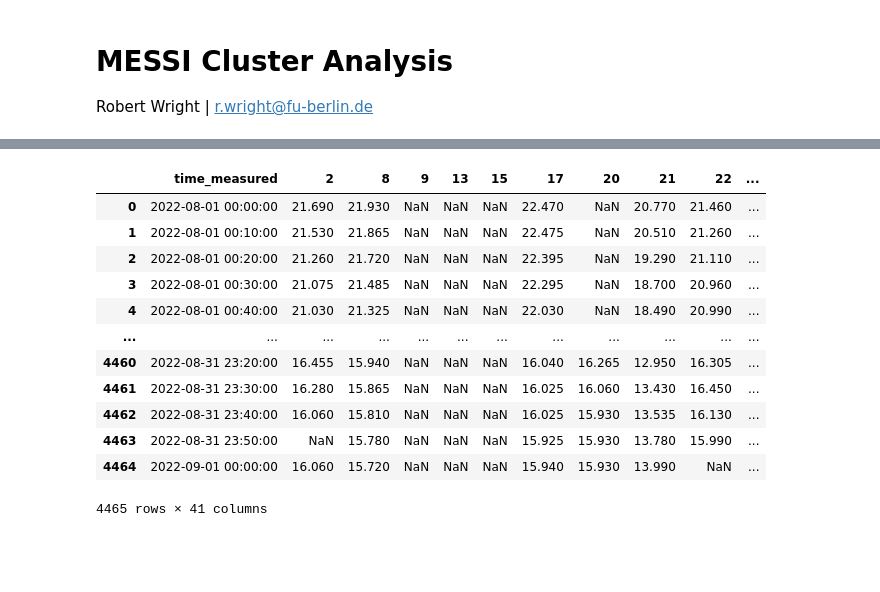
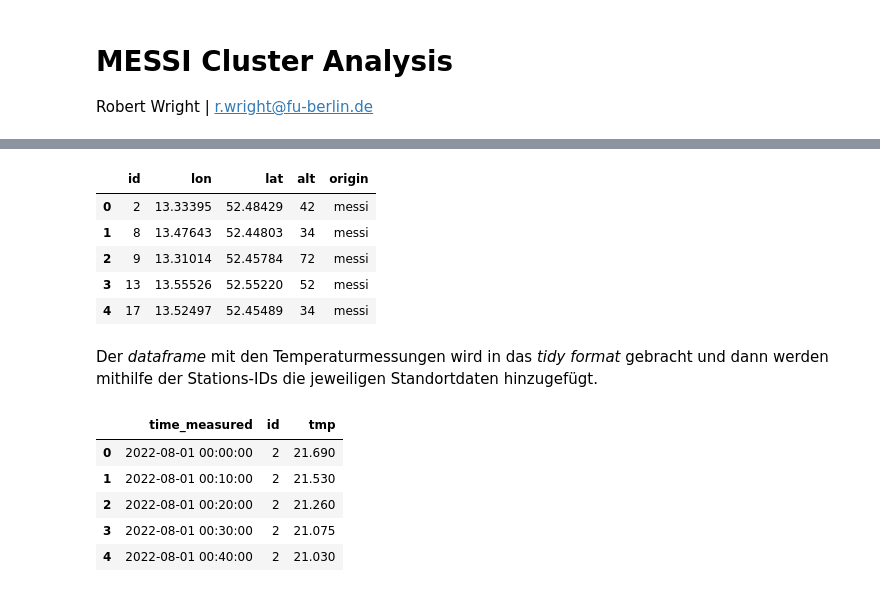
Before and after one commit to vegan-schnitzel/messi-cluster-analysis, a Jupyter notebook: code/main.ipynb, the cells around one changed output, grey strips where cells are left out. Drawn from its saved outputs; the diff is of its cells as text; code cells hidden in the pictures; blank space fills up the shorter version.

```diff
--- a/code/main.ipynb
+++ b/code/main.ipynb
@@ -9,18 +36,28 @@ import pandas as pd
+# %%
+# import location & altitude of messis
+messi_loc = pd.read_csv("../data/messi_standorte.csv")
+messi_loc = messi_loc.rename(columns = {"gauge_id": "id"})
+messi_loc["origin"] = "messi"
+messi_loc.head()
+# %% [output]
+|  | id | lon | lat | alt | origin |
+| 0 | 2 | 13.33395 | 52.48429 | 42 | messi |
+| 1 | 8 | 13.47643 | 52.44803 | 34 | messi |
+| 2 | 9 | 13.31014 | 52.45784 | 72 | messi |
+| 3 | 13 | 13.55526 | 52.55220 | 52 | messi |
+| 4 | 17 | 13.52497 | 52.45489 | 34 | messi |
+# %% [markdown]
+Der _dataframe_ mit den Temperaturmessungen wird in das _tidy format_ gebracht und dann werden mithilfe der Stations-IDs die jeweiligen Standortdaten hinzugefügt.
 # %%
 # import temperature data and parse measurement time as datetime object
 meas = pd.read_csv("../data/data.csv", parse_dates=["time_measured"])
-meas
+meas = meas.melt(id_vars="time_measured", var_name="id", value_name="tmp")
+meas['id'] = meas["id"].astype(int)
+meas.head()
 # %% [output]
-|  | time_measured | 2 | 8 | 9 | 13 | 15 | 17 | 20 | 21 | 22 | ... |
-| 0 | 2022-08-01 00:00:00 | 21.690 | 21.930 | NaN | NaN | NaN | 22.470 | NaN | 20.770 | 21.460 | ... |
-| 1 | 2022-08-01 00:10:00 | 21.530 | 21.865 | NaN | NaN | NaN | 22.475 | NaN | 20.510 | 21.260 | ... |
-| 2 | 2022-08-01 00:20:00 | 21.260 | 21.720 | NaN | NaN | NaN | 22.395 | NaN | 19.290 | 21.110 | ... |
-| 3 | 2022-08-01 00:30:00 | 21.075 | 21.485 | NaN | NaN | NaN | 22.295 | NaN | 18.700 | 20.960 | ... |
-| 4 | 2022-08-01 00:40:00 | 21.030 | 21.325 | NaN | NaN | NaN | 22.030 | NaN | 18.490 | 20.990 | ... |
-| ... | ... | ... | ... | ... | ... | ... | ... | ... | ... | ... | ... |
-| 4460 | 2022-08-31 23:20:00 | 16.455 | 15.940 | NaN | NaN | NaN | 16.040 | 16.265 | 12.950 | 16.305 | ... |
-| 4461 | 2022-08-31 23:30:00 | 16.280 | 15.865 | NaN | NaN | NaN | 16.025 | 16.060 | 13.430 | 16.450 | ... |
-| 4462 | 2022-08-31 23:40:00 | 16.060 | 15.810 | NaN | NaN | NaN | 16.025 | 15.930 | 13.535 | 16.130 | ... |
-| 4463 | 2022-08-31 23:50:00 | NaN | 15.780 | NaN | NaN | NaN | 15.925 | 15.930 | 13.780 | 15.990 | ... |
-| 4464 | 2022-09-01 00:00:00 | 16.060 | 15.720 | NaN | NaN | NaN | 15.940 | 15.930 | 13.990 | NaN | ... |
+|  | time_measured | id | tmp |
+| 0 | 2022-08-01 00:00:00 | 2 | 21.690 |
+| 1 | 2022-08-01 00:10:00 | 2 | 21.530 |
+| 2 | 2022-08-01 00:20:00 | 2 | 21.260 |
+| 3 | 2022-08-01 00:30:00 | 2 | 21.075 |
+| 4 | 2022-08-01 00:40:00 | 2 | 21.030 |
-4465 rows × 41 columns
```
Also changed, not shown: parts of 18 cells of this notebook, 4 other files.
